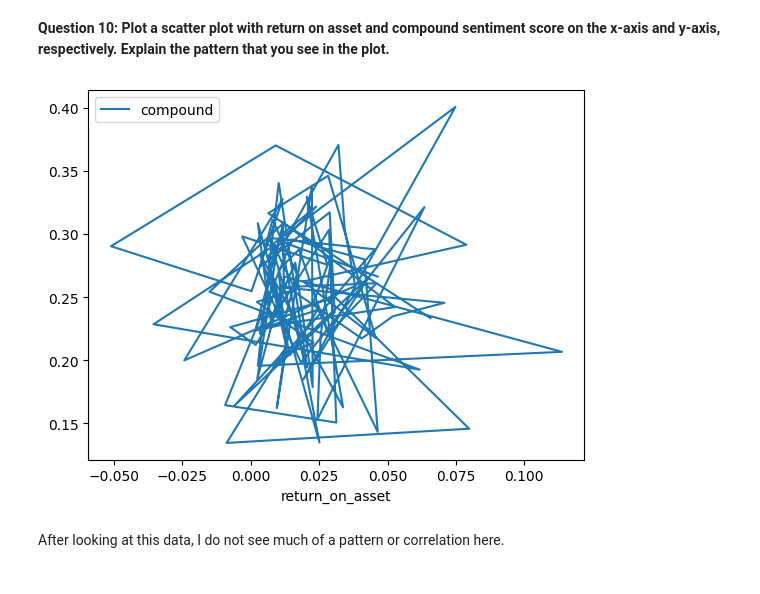
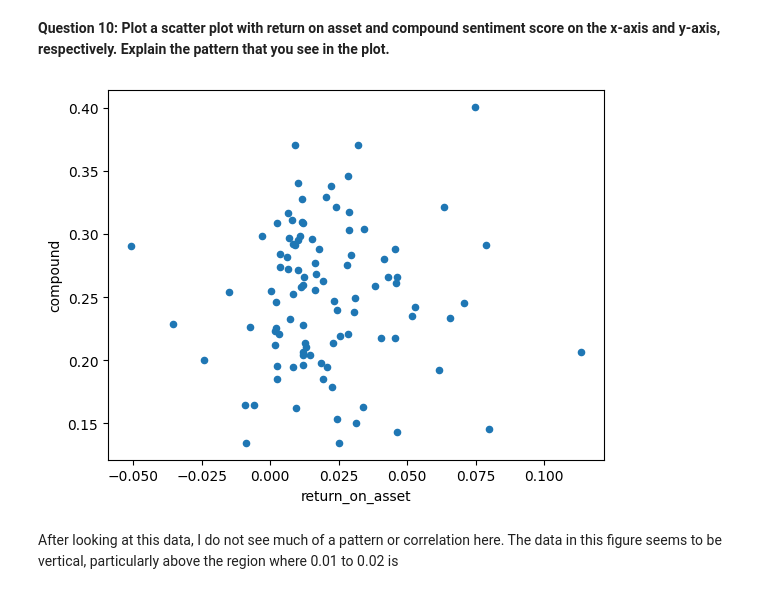
Before and after one commit to hud-turn/CIS-606-001, a Jupyter notebook: Coding/Assignment3/FA25_Assignment3_Pandas.ipynb, the cells around one changed output. Drawn from its saved outputs; the diff is of its cells as text; code cells hidden in the pictures.

Commit message:
Changing Plot types

```diff
--- a/Coding/Assignment3/FA25_Assignment3_Pandas.ipynb
+++ b/Coding/Assignment3/FA25_Assignment3_Pandas.ipynb
@@ -197,9 +197,10 @@ See the caveats in the documentation: https://pandas.pydata.org/pandas-docs/stab
 **Question 10: Plot a scatter plot with return on asset and compound sentiment score on the x-axis and y-axis, respectively. Explain the pattern that you see in the plot.**
 # %%
 import matplotlib.pyplot as plt
-correlationTable.plot(x='return_on_asset',y='compound')
+correlationTable.plot(kind = 'scatter', x='return_on_asset',y='compound')
 plt.show()
 # %% [output]
-[figure, old version]
+[figure, new version]
 # %% [markdown]
 After looking at this data, I do not see much of a pattern or correlation here.
+The data in this figure seems to be vertical, particularly above the region where 0.01 to 0.02 is
```
Also changed, not shown: 1 other file.
